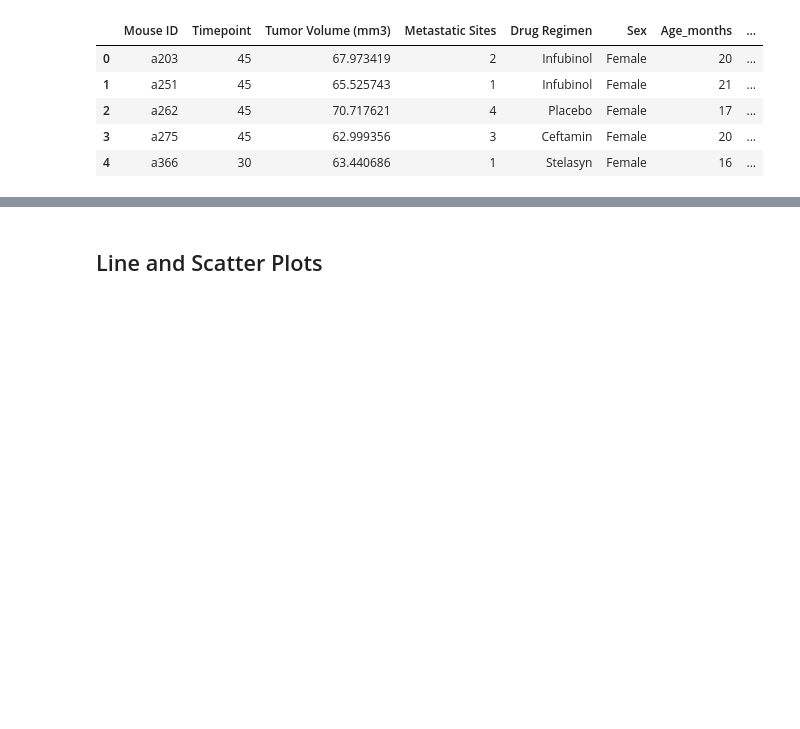
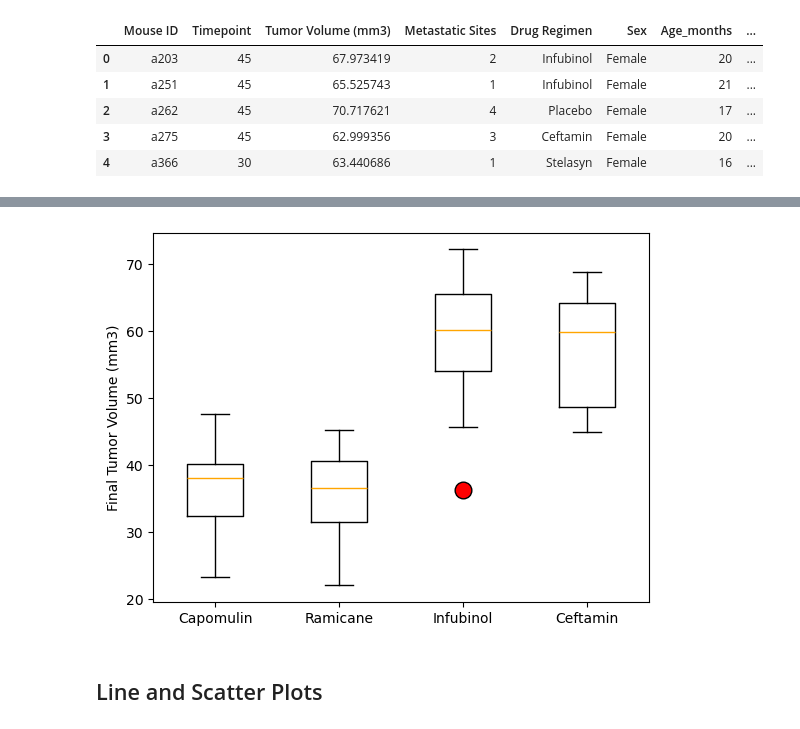
Before and after one commit to bryanpijohnson/python-pyplot, a Jupyter notebook: Pymaceuticals/pymaceuticals_starter.ipynb, the cells around one changed output, grey strips where cells are left out. Cells and saved outputs as stored; diff of their text form; code cells hidden in the pictures; blank space fills up the shorter version.

```diff
--- a/Pymaceuticals/pymaceuticals_starter.ipynb
+++ b/Pymaceuticals/pymaceuticals_starter.ipynb
@@ -203,9 +203,11 @@ mouse_timepoint_max_merge.head()
 | 4 | a366 | 30 | 63.440686 | 1 | Stelasyn | Female | 16 | ... |
 # %%
 # Put treatments into a list for for loop (and later for plot labels)
-treatments = ["Capumulin", "Ramicane", "Infubinol", "Ceftamin"]
+treatments = ["Capomulin", "Ramicane", "Infubinol", "Ceftamin"]
 
 # Create empty list to fill with tumor vol data (for plotting)
+# I opted to use an empty dictionary instead of a list as so I can create a
+# DataFrame from the treatment name and it's data, and use that to create the plot.
 tumor_vol = {}
 
 # Calculate the IQR and quantitatively determine if there are any potential outliers.
@@ -218,7 +220,7 @@ for treatment in treatments:
         mouse_timepoint_max_merge["Drug Regimen"] == treatment,
         "Tumor Volume (mm3)"
     ]
-    tumor_vol[treatment] = list(treatment_volume)
+    tumor_vol[treatment] = [vol for vol in treatment_volume]
 
     # Determine outliers using upper and lower bounds
     q25, q75 = treatment_volume.quantile([0.25,0.75])
@@ -232,5 +234,6 @@ for treatment in treatments:
     ]
     print(f"{treatment}'s potential outliers: {series}")
 
-print(pd.DataFrame(tumor_vol))
+tumor_vol_df = pd.DataFrame(tumor_vol)
+tumor_vol_df
 # %% [output]
@@ -256,5 +262,15 @@ Ceftamin's potential outliers: Series([], Name: Tumor Volume (mm3), dtype: float
 # %%
 # Generate a box plot that shows the distrubution of the tumor volume for each treatment group.
+tumor_vol_df.plot(kind = "box",
+                  ylabel = "Final Tumor Volume (mm3)",
+                  color = "black",
+                  medianprops = dict(color = "orange"),
+                  flierprops = {"markersize": 12, "markerfacecolor": "red"}
+                 )
+
+plt.show()
+# %% [output]
+[figure, added]
 # %% [markdown]
 ## Line and Scatter Plots
 # %%
```
Also changed, not shown: parts of 1 cell of this notebook.
